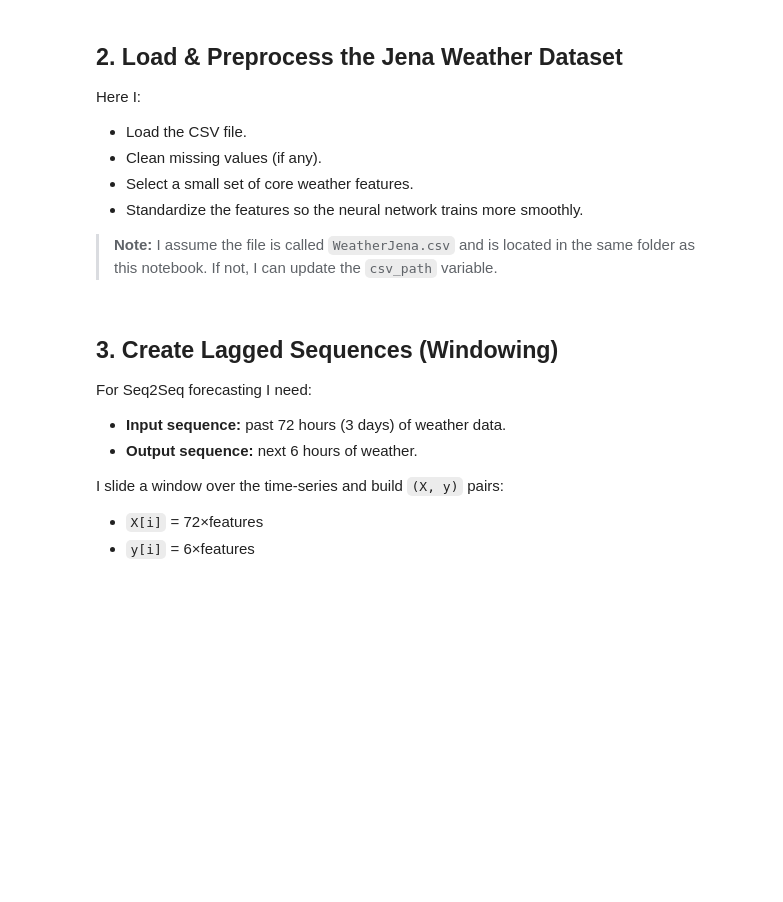
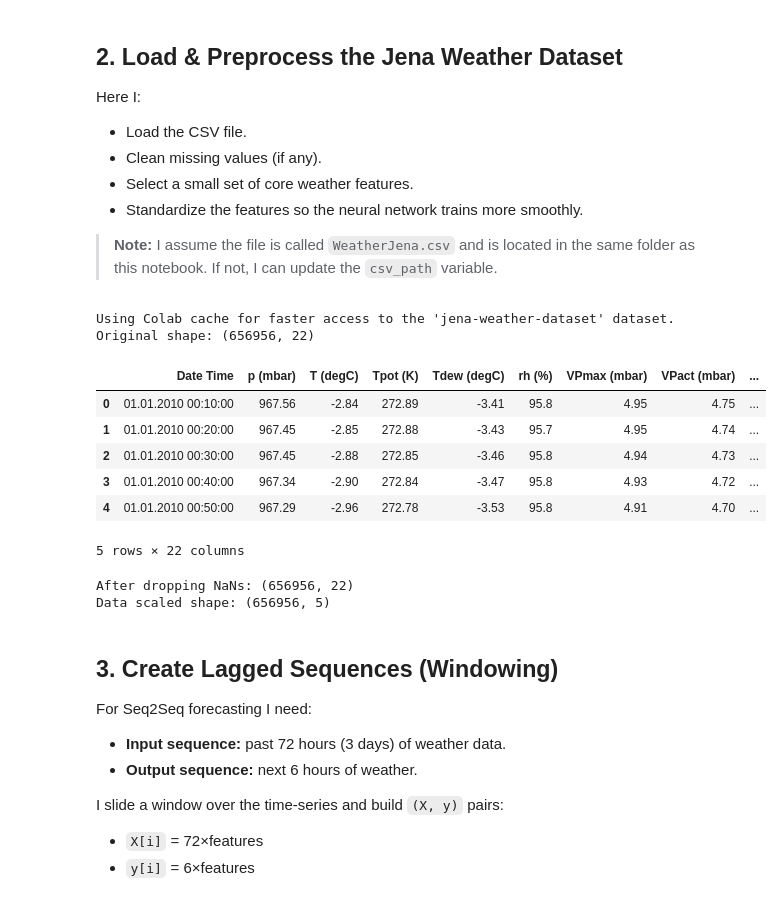
Before and after one commit to HAR5HA-7663/MCS-5993-Evolutionary-Computation-and-Deep-Learning, a Jupyter notebook: Extra_credit/JenaWeather_Seq2Seq_EA_with_ES.ipynb, the cells around one changed output. Saved outputs shown, nothing was run; the diff lists cells and outputs as text; code cells hidden in the pictures; blank space fills up the shorter version.

```diff
--- a/Extra_credit/JenaWeather_Seq2Seq_EA_with_ES.ipynb
+++ b/Extra_credit/JenaWeather_Seq2Seq_EA_with_ES.ipynb
@@ -90,3 +86,27 @@ df.head()
+# %%
+import kagglehub
+import os # Import os module for path manipulation
+
+# Download latest version
+path = kagglehub.dataset_download("harishedison/jena-weather-dataset")
+
+# Construct the full path to the CSV file within the downloaded directory
+# Assuming the CSV file is named 'WeatherJena.csv' based on commented out line
+csv_path = os.path.join(path, 'WeatherJena.csv')
+df = pd.read_csv(csv_path)
+
+print("Original shape:", df.shape)
+df.head()
+# %% [output]
+Using Colab cache for faster access to the 'jena-weather-dataset' dataset.
+Original shape: (656956, 22)
+|  | Date Time | p (mbar) | T (degC) | Tpot (K) | Tdew (degC) | rh (%) | VPmax (mbar) | VPact (mbar) | ... |
+| 0 | 01.01.2010 00:10:00 | 967.56 | -2.84 | 272.89 | -3.41 | 95.8 | 4.95 | 4.75 | ... |
+| 1 | 01.01.2010 00:20:00 | 967.45 | -2.85 | 272.88 | -3.43 | 95.7 | 4.95 | 4.74 | ... |
+| 2 | 01.01.2010 00:30:00 | 967.45 | -2.88 | 272.85 | -3.46 | 95.8 | 4.94 | 4.73 | ... |
+| 3 | 01.01.2010 00:40:00 | 967.34 | -2.90 | 272.84 | -3.47 | 95.8 | 4.93 | 4.72 | ... |
+| 4 | 01.01.2010 00:50:00 | 967.29 | -2.96 | 272.78 | -3.53 | 95.8 | 4.91 | 4.70 | ... |
+5 rows × 22 columns
 # %%
 # Basic cleaning: replace -200 with NaN (if present) and drop NaNs
 df = df.replace(-200, np.nan).dropna()
@@ -101,6 +121,9 @@ scaler = StandardScaler()
 data_scaled = scaler.fit_transform(data)
 
 print("Data scaled shape:", data_scaled.shape)
+# %% [output]
+After dropping NaNs: (656956, 22)
+Data scaled shape: (656956, 5)
 # %% [markdown]
 ## 3. Create Lagged Sequences (Windowing)
 
```
Also changed, not shown: parts of 14 cells of this notebook.
